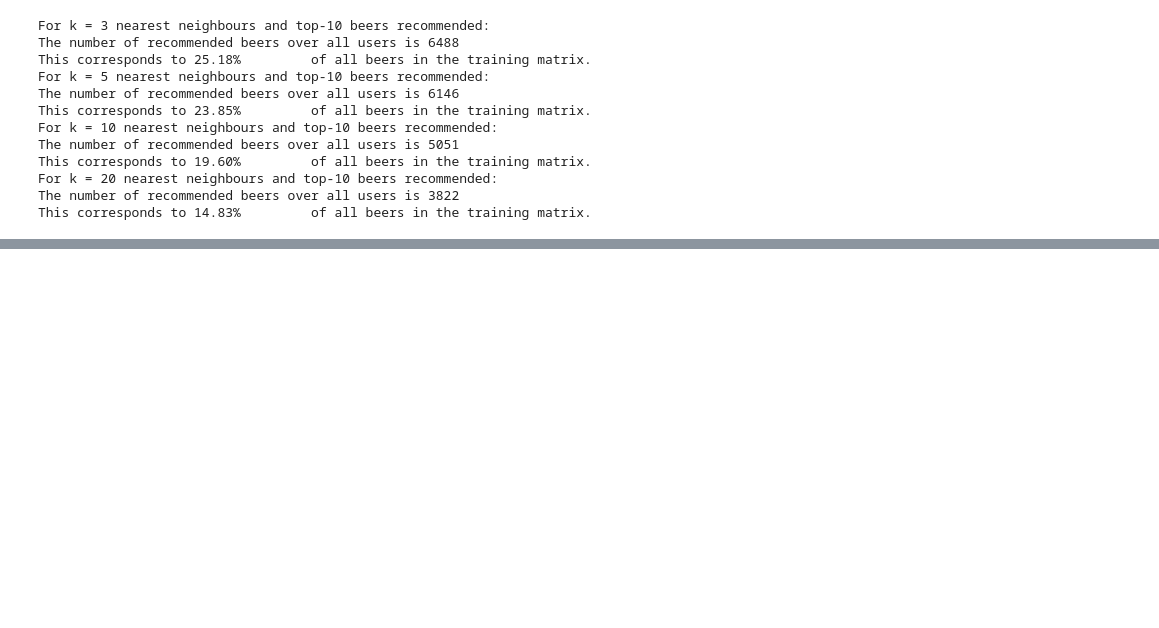
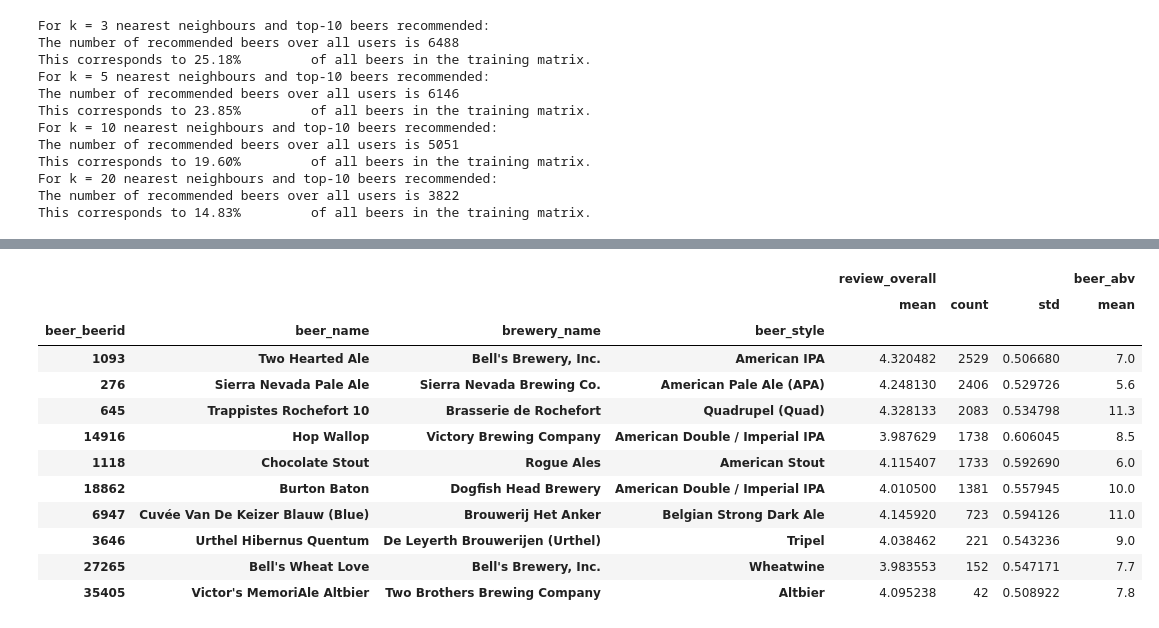
Before and after one commit to LucasLyons/Beer-Project, a Jupyter notebook: Model-Training.ipynb, the cells around one changed output, grey strips where cells are left out. Drawn from its saved outputs; the diff is of its cells as text; code cells hidden in the pictures; blank space fills up the shorter version.

```diff
--- a/Model-Training.ipynb
+++ b/Model-Training.ipynb
@@ -307,0 +340,18 @@ This corresponds to 14.83%         of all beers in the training matrix.
+# %%
+# set params
+user, k, N = 69, 20, 10
+get_top_N_beers(user, ui_csr, similarity, mean_scores, baseline, k=k, N=N)
+# %% [output]
+|  |  |  |  | review_overall |  |  | beer_abv |
+|  |  |  |  | mean | count | std | mean |
+| beer_beerid | beer_name | brewery_name | beer_style |  |  |  |  |
+| 1093 | Two Hearted Ale | Bell's Brewery, Inc. | American IPA | 4.320482 | 2529 | 0.506680 | 7.0 |
+| 276 | Sierra Nevada Pale Ale | Sierra Nevada Brewing Co. | American Pale Ale (APA) | 4.248130 | 2406 | 0.529726 | 5.6 |
+| 645 | Trappistes Rochefort 10 | Brasserie de Rochefort | Quadrupel (Quad) | 4.328133 | 2083 | 0.534798 | 11.3 |
+| 14916 | Hop Wallop | Victory Brewing Company | American Double / Imperial IPA | 3.987629 | 1738 | 0.606045 | 8.5 |
+| 1118 | Chocolate Stout | Rogue Ales | American Stout | 4.115407 | 1733 | 0.592690 | 6.0 |
+| 18862 | Burton Baton | Dogfish Head Brewery | American Double / Imperial IPA | 4.010500 | 1381 | 0.557945 | 10.0 |
+| 6947 | Cuvée Van De Keizer Blauw (Blue) | Brouwerij Het Anker | Belgian Strong Dark Ale | 4.145920 | 723 | 0.594126 | 11.0 |
+| 3646 | Urthel Hibernus Quentum | De Leyerth Brouwerijen (Urthel) | Tripel | 4.038462 | 221 | 0.543236 | 9.0 |
+| 27265 | Bell's Wheat Love | Bell's Brewery, Inc. | Wheatwine | 3.983553 | 152 | 0.547171 | 7.7 |
+| 35405 | Victor's MemoriAle Altbier | Two Brothers Brewing Company | Altbier | 4.095238 | 42 | 0.508922 | 7.8 |
```
Also changed, not shown: parts of 8 cells of this notebook.
